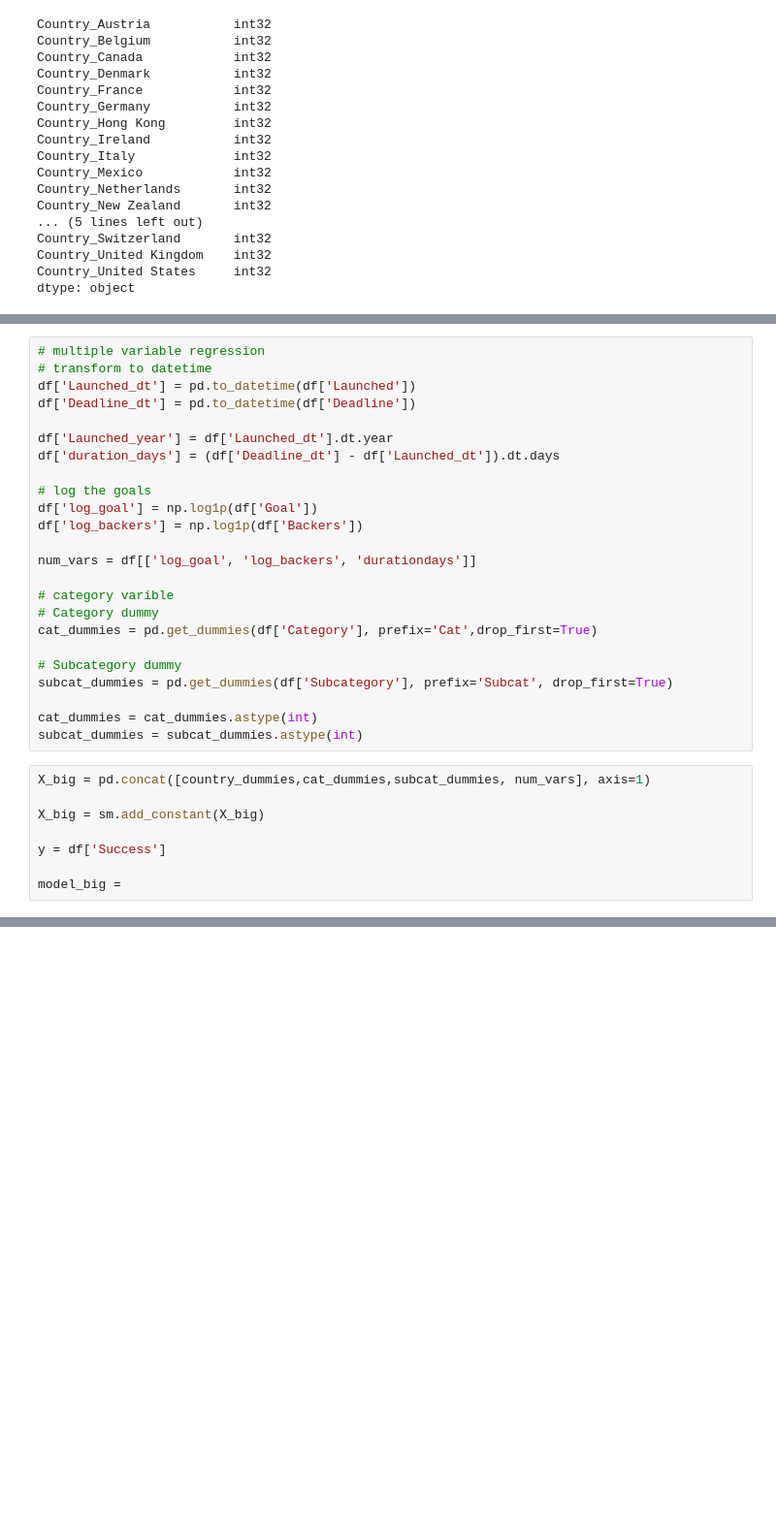
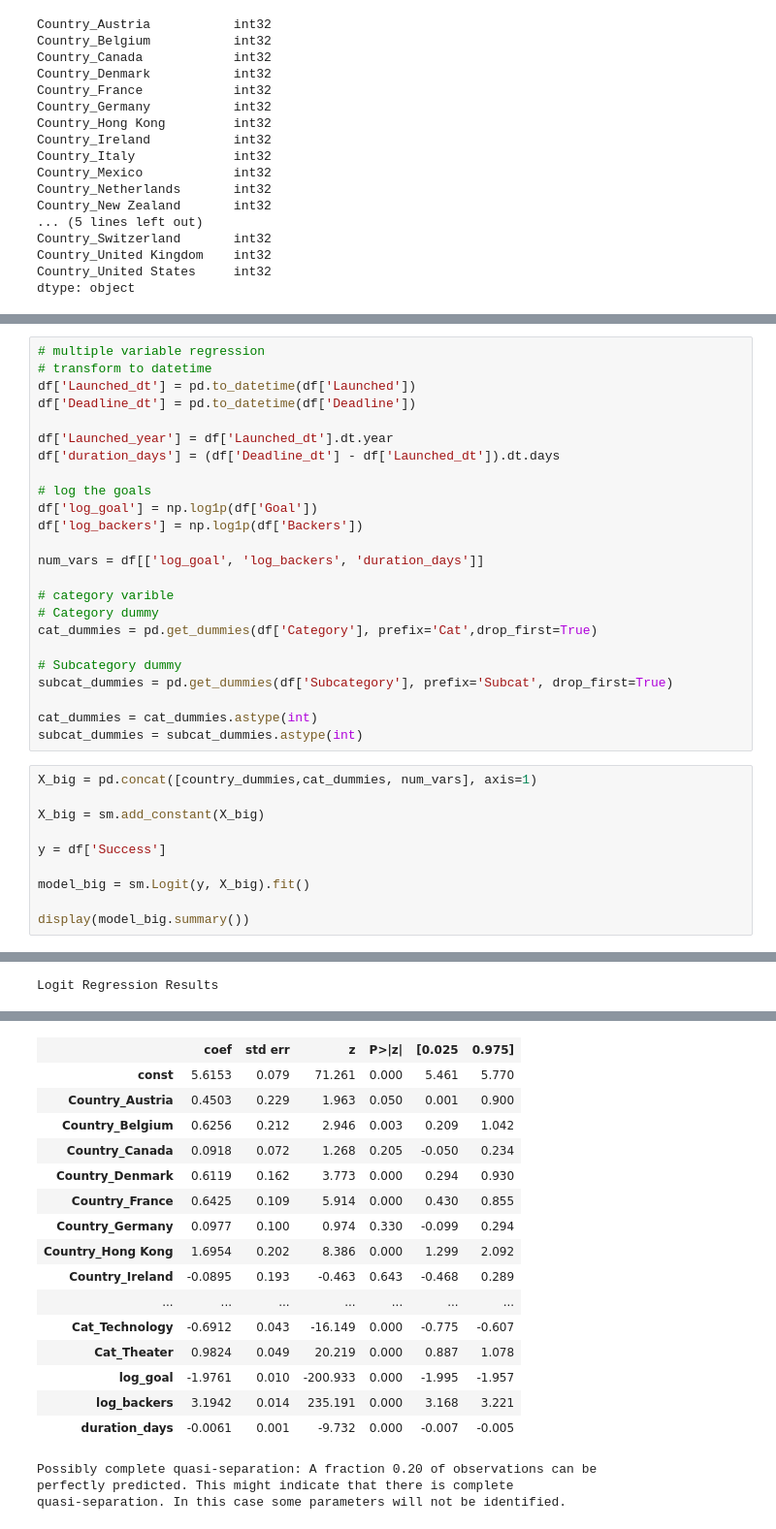
Before and after one commit to xiolt-la/kickstarter-country-success-analysis, a Jupyter notebook: notebooks/02_country_success_analysis.ipynb, the cells around one changed output, grey strips where cells are left out. Shown at 97% size. Cells and saved outputs as stored; diff of their text form; blank space fills up the shorter version.

```diff
--- a/notebooks/02_country_success_analysis.ipynb
+++ b/notebooks/02_country_success_analysis.ipynb
@@ -159,7 +159,7 @@ df['duration_days'] = (df['Deadline_dt'] - df['Launched_dt']).dt.days
 df['log_goal'] = np.log1p(df['Goal'])
 df['log_backers'] = np.log1p(df['Backers'])
 
-num_vars = df[['log_goal', 'log_backers', 'durationdays']]
+num_vars = df[['log_goal', 'log_backers', 'duration_days']]
 
 # category varible
 # Category dummy
@@ -171,10 +171,13 @@ subcat_dummies = pd.get_dummies(df['Subcategory'], prefix='Subcat', drop_first=T
 cat_dummies = cat_dummies.astype(int)
 subcat_dummies = subcat_dummies.astype(int)
 # %%
-X_big = pd.concat([country_dummies,cat_dummies,subcat_dummies, num_vars], axis=1)
+X_big = pd.concat([country_dummies,cat_dummies, num_vars], axis=1)
 
 X_big = sm.add_constant(X_big)
 
 y = df['Success']
 
-model_big =
+model_big = sm.Logit(y, X_big).fit()
+
+display(model_big.summary())
+# %% [output]
@@ -180,0 +187 @@ model_big =
+Logit Regression Results
@@ -180,0 +195,19 @@ model_big =
+|  | coef | std err | z | P>|z| | [0.025 | 0.975] |
+| const | 5.6153 | 0.079 | 71.261 | 0.000 | 5.461 | 5.770 |
+| Country_Austria | 0.4503 | 0.229 | 1.963 | 0.050 | 0.001 | 0.900 |
+| Country_Belgium | 0.6256 | 0.212 | 2.946 | 0.003 | 0.209 | 1.042 |
+| Country_Canada | 0.0918 | 0.072 | 1.268 | 0.205 | -0.050 | 0.234 |
+| Country_Denmark | 0.6119 | 0.162 | 3.773 | 0.000 | 0.294 | 0.930 |
+| Country_France | 0.6425 | 0.109 | 5.914 | 0.000 | 0.430 | 0.855 |
+| Country_Germany | 0.0977 | 0.100 | 0.974 | 0.330 | -0.099 | 0.294 |
+| Country_Hong Kong | 1.6954 | 0.202 | 8.386 | 0.000 | 1.299 | 2.092 |
+| Country_Ireland | -0.0895 | 0.193 | -0.463 | 0.643 | -0.468 | 0.289 |
+| ... | ... | ... | ... | ... | ... | ... |
+| Cat_Technology | -0.6912 | 0.043 | -16.149 | 0.000 | -0.775 | -0.607 |
+| Cat_Theater | 0.9824 | 0.049 | 20.219 | 0.000 | 0.887 | 1.078 |
+| log_goal | -1.9761 | 0.010 | -200.933 | 0.000 | -1.995 | -1.957 |
+| log_backers | 3.1942 | 0.014 | 235.191 | 0.000 | 3.168 | 3.221 |
+| duration_days | -0.0061 | 0.001 | -9.732 | 0.000 | -0.007 | -0.005 |
+Possibly complete quasi-separation: A fraction 0.20 of observations can be
+perfectly predicted. This might indicate that there is complete
+quasi-separation. In this case some parameters will not be identified.
```
Also changed, not shown: parts of 2 cells of this notebook, 4 other files.
